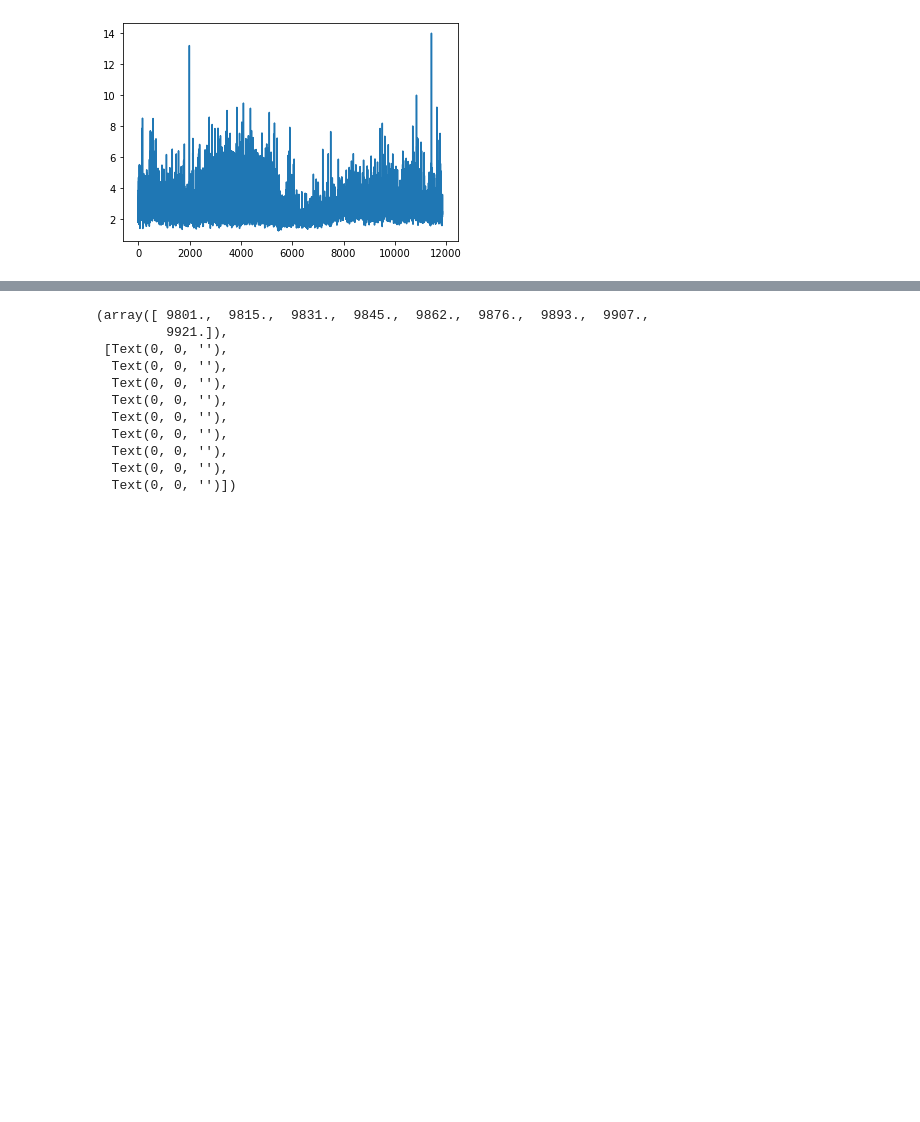
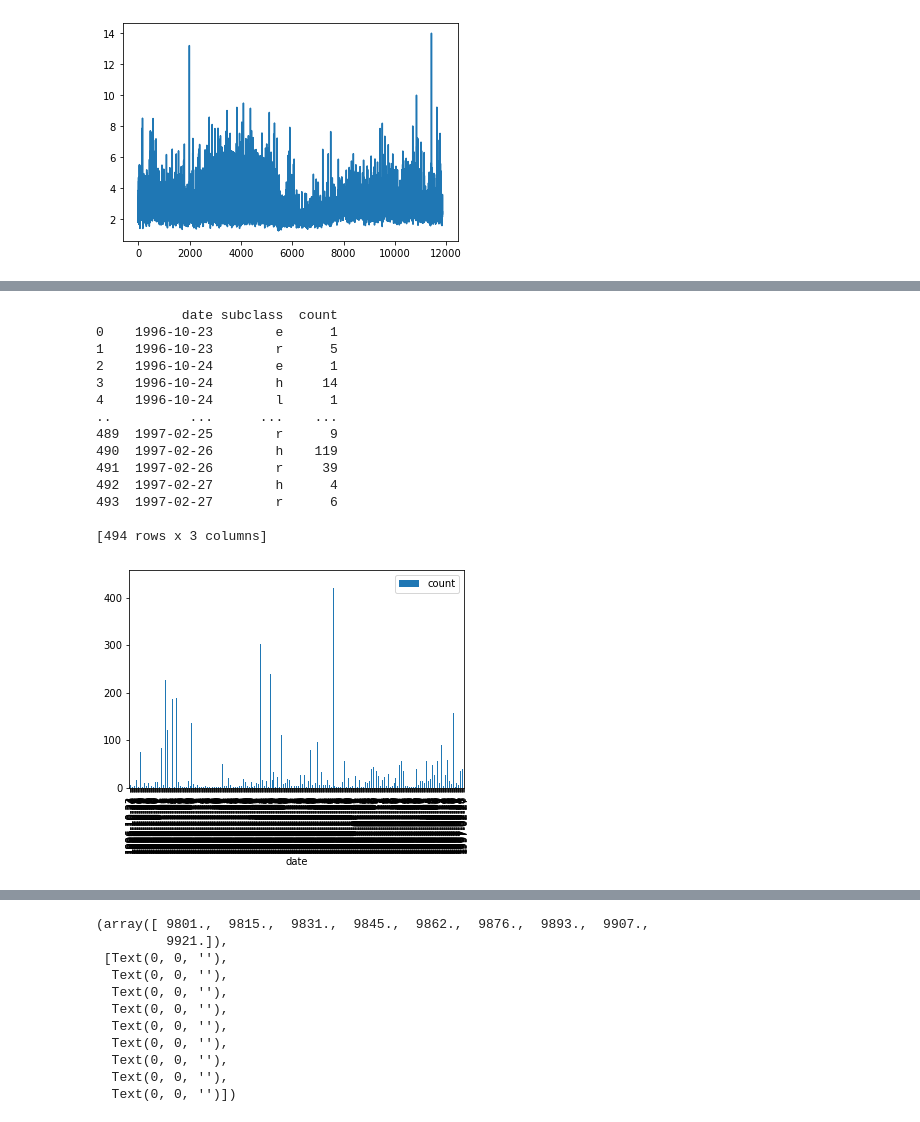
Before and after one commit to gthompson/kitchensinkGT, a Jupyter notebook: PROJECTS/MontserratML/AGU2021_Poster.ipynb, the cells around one changed output, grey strips where cells are left out. Drawn from its saved outputs; the diff is of its cells as text; code cells hidden in the pictures; blank space fills up the shorter version.

```diff
--- a/PROJECTS/MontserratML/AGU2021_Poster.ipynb
+++ b/PROJECTS/MontserratML/AGU2021_Poster.ipynb
@@ -29,0 +55,20 @@ df['snr'].plot(x='datetime')
+# %%
+df_grouped = (df.groupby(['date', 'subclass']).size().reset_index(name="count"))
+print(df_grouped)
+df_grouped.plot.bar(x="date", y="count");
+# %% [output]
+           date subclass  count
+0    1996-10-23        e      1
+1    1996-10-23        r      5
+2    1996-10-24        e      1
+3    1996-10-24        h     14
+4    1996-10-24        l      1
+..          ...      ...    ...
+489  1997-02-25        r      9
+490  1997-02-26        h    119
+491  1997-02-26        r     39
+492  1997-02-27        h      4
+493  1997-02-27        r      6
+
+[494 rows x 3 columns]
+[figure, added]
```
Also changed, not shown: parts of 4 cells of this notebook, 4 other files.
